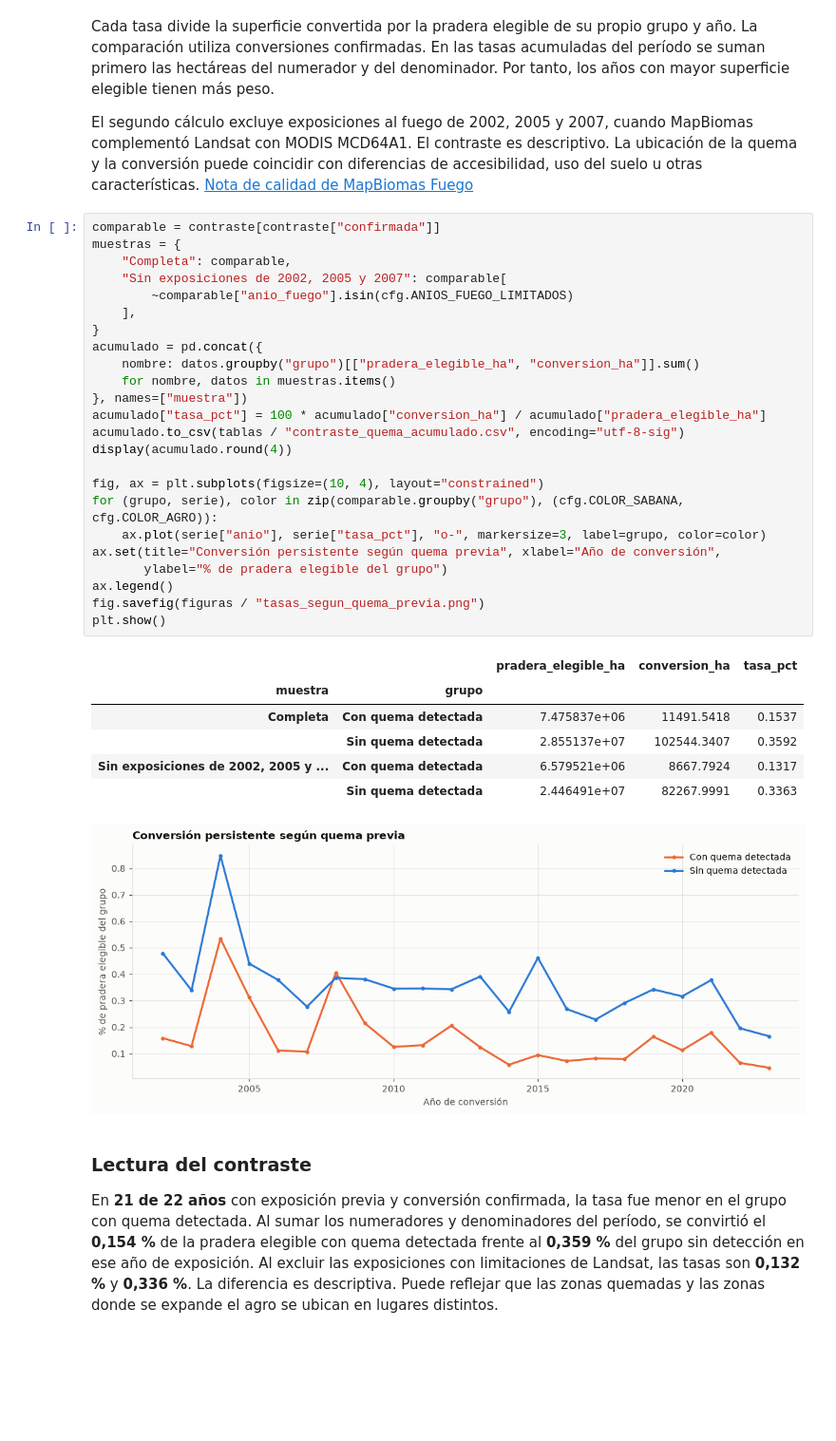
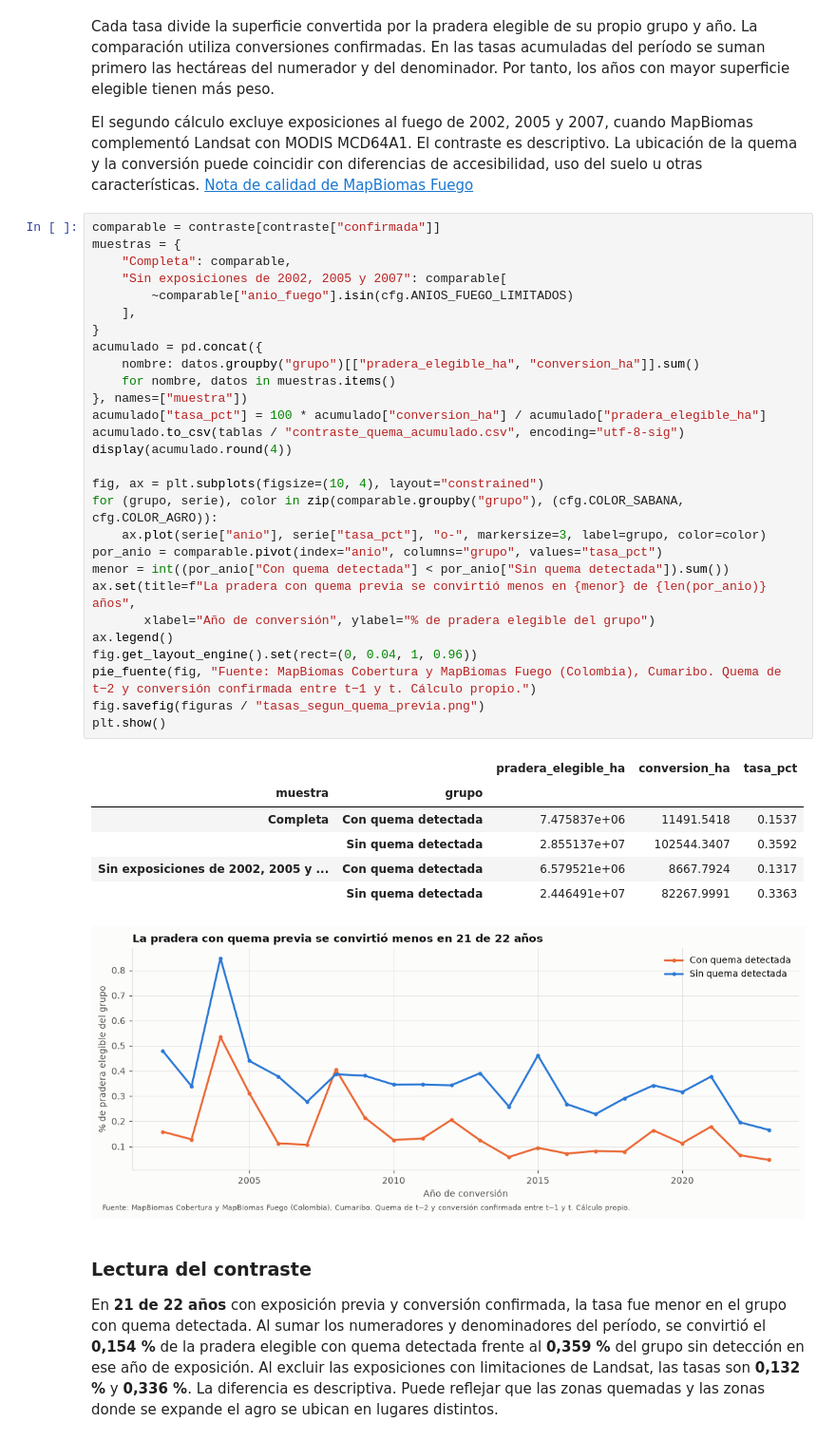
Before and after one commit to DanielFelipeRuizBermudez/Proyecto-ALTILLANURA, a Jupyter notebook: notebooks/50_vinculos/51_cumaribo.ipynb, the cells around one changed output. Shown at 95% size. Drawn from its saved outputs; the diff is of its cells as text; blank space fills up the shorter version.

```diff
--- a/notebooks/50_vinculos/51_cumaribo.ipynb
+++ b/notebooks/50_vinculos/51_cumaribo.ipynb
@@ -155,35 +159,39 @@ El segundo cálculo excluye exposiciones al fuego de 2002, 2005 y 2007, cuando M
 # %%
 comparable = contraste[contraste["confirmada"]]
 muestras = {
     "Completa": comparable,
     "Sin exposiciones de 2002, 2005 y 2007": comparable[
         ~comparable["anio_fuego"].isin(cfg.ANIOS_FUEGO_LIMITADOS)
     ],
 }
 acumulado = pd.concat({
     nombre: datos.groupby("grupo")[["pradera_elegible_ha", "conversion_ha"]].sum()
     for nombre, datos in muestras.items()
 }, names=["muestra"])
 acumulado["tasa_pct"] = 100 * acumulado["conversion_ha"] / acumulado["pradera_elegible_ha"]
 acumulado.to_csv(tablas / "contraste_quema_acumulado.csv", encoding="utf-8-sig")
 display(acumulado.round(4))
 
 fig, ax = plt.subplots(figsize=(10, 4), layout="constrained")
 for (grupo, serie), color in zip(comparable.groupby("grupo"), (cfg.COLOR_SABANA, cfg.COLOR_AGRO)):
     ax.plot(serie["anio"], serie["tasa_pct"], "o-", markersize=3, label=grupo, color=color)
-ax.set(title="Conversión persistente según quema previa", xlabel="Año de conversión",
-       ylabel="% de pradera elegible del grupo")
+por_anio = comparable.pivot(index="anio", columns="grupo", values="tasa_pct")
+menor = int((por_anio["Con quema detectada"] < por_anio["Sin quema detectada"]).sum())
+ax.set(title=f"La pradera con quema previa se convirtió menos en {menor} de {len(por_anio)} años",
+       xlabel="Año de conversión", ylabel="% de pradera elegible del grupo")
 ax.legend()
+fig.get_layout_engine().set(rect=(0, 0.04, 1, 0.96))
+pie_fuente(fig, "Fuente: MapBiomas Cobertura y MapBiomas Fuego (Colombia), Cumaribo. Quema de t−2 y conversión confirmada entre t−1 y t. Cálculo propio.")
 fig.savefig(figuras / "tasas_segun_quema_previa.png")
 plt.show()
 # %% [output]
 |  |  | pradera_elegible_ha | conversion_ha | tasa_pct |
 | muestra | grupo |  |  |  |
 | Completa | Con quema detectada | 7.475837e+06 | 11491.5418 | 0.1537 |
 |  | Sin quema detectada | 2.855137e+07 | 102544.3407 | 0.3592 |
 | Sin exposiciones de 2002, 2005 y ... | Con quema detectada | 6.579521e+06 | 8667.7924 | 0.1317 |
 |  | Sin quema detectada | 2.446491e+07 | 82267.9991 | 0.3363 |
-[figure, old version]
+[figure, new version]
 # %% [markdown]
 ### Lectura del contraste
 
```
Also changed, not shown: parts of 3 cells of this notebook, 10 other files.
